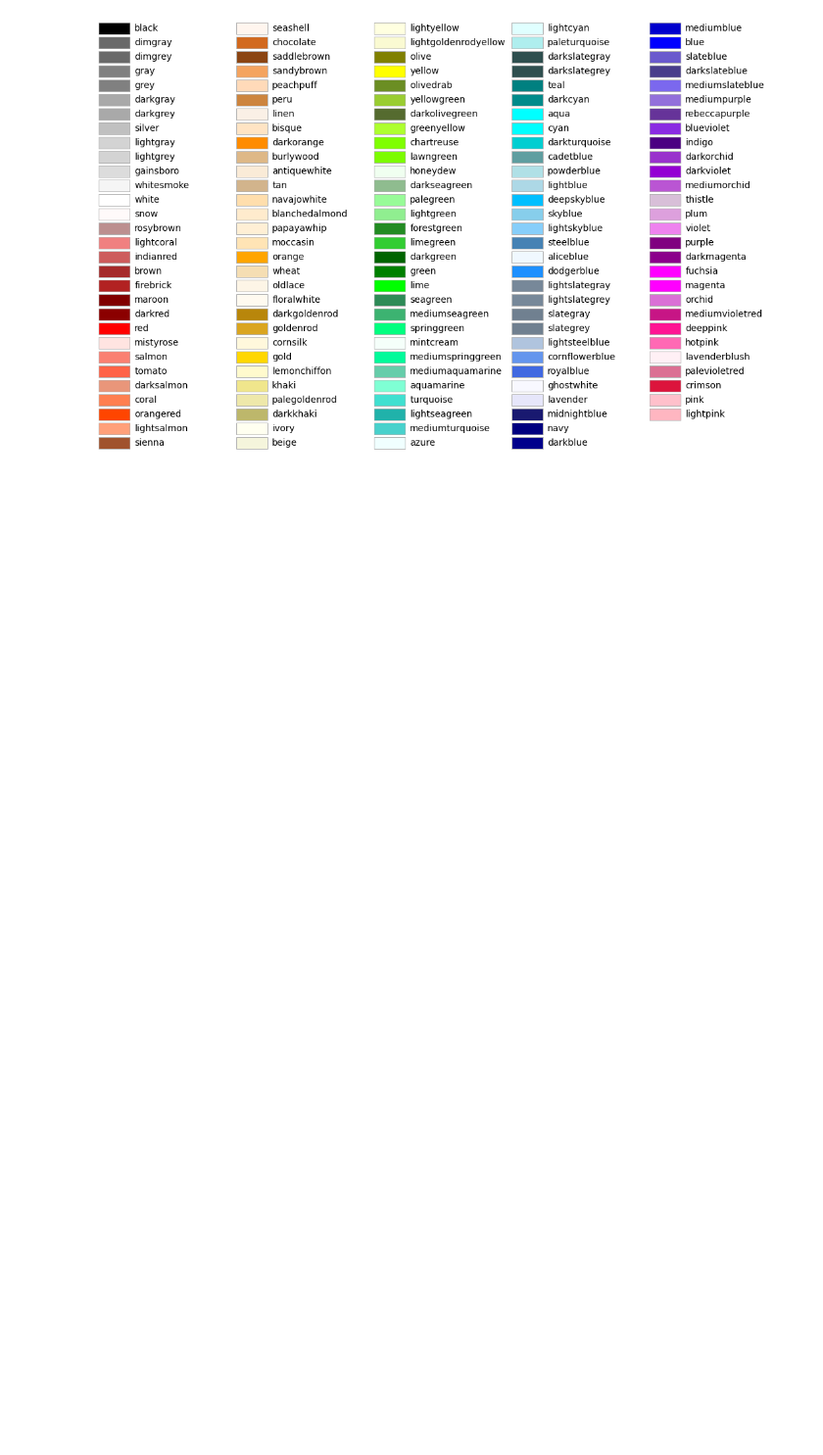
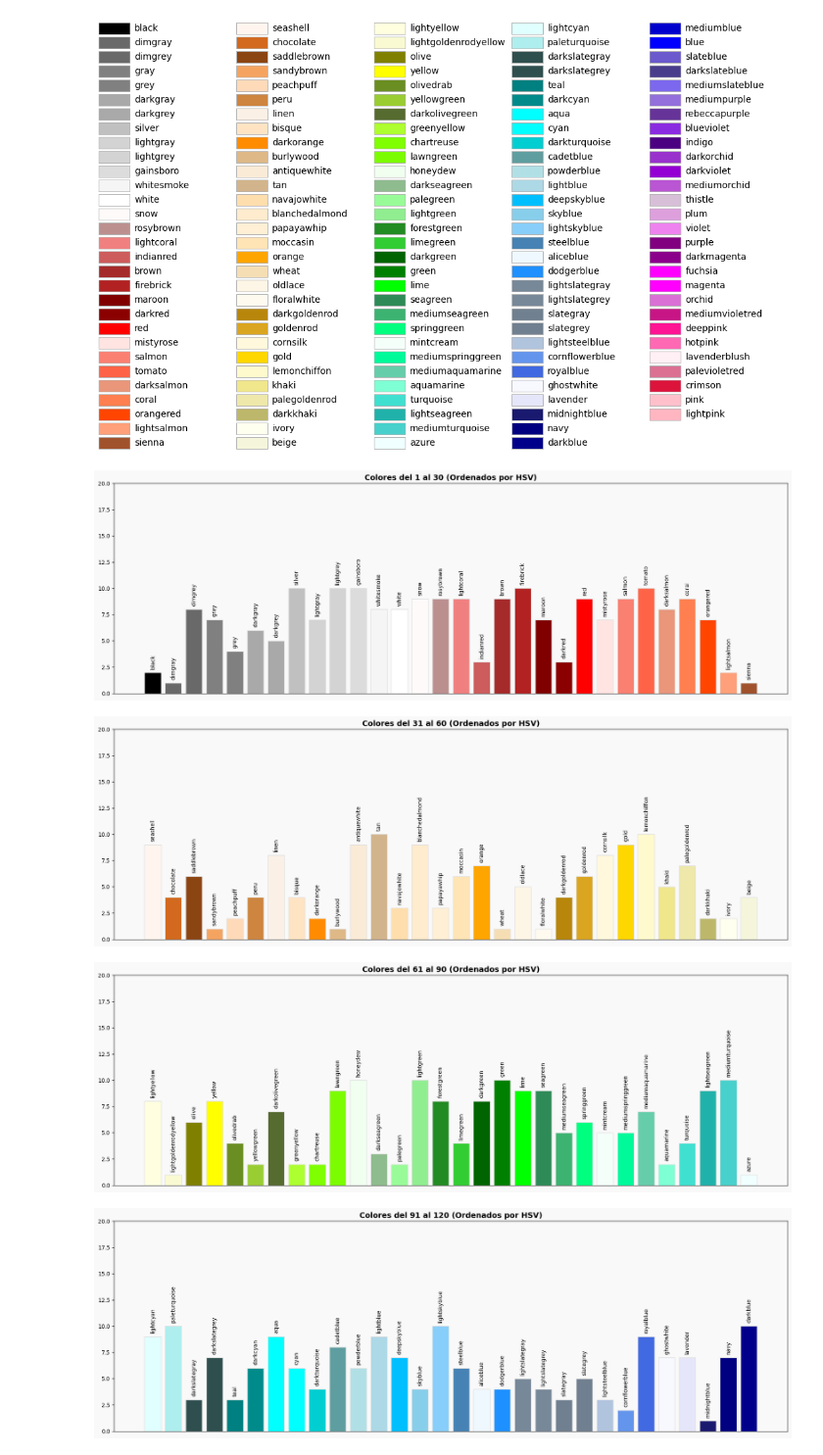
Before and after one commit to everrabbit/CDST, a Jupyter notebook: Simples pero muy útiles 🐇/Guía de colores/Matplotlib_Colores.ipynb, the cells around one changed output. Shown at 98% size. Cells and saved outputs as stored; diff of their text form; code cells hidden in the pictures; blank space fills up the shorter version.

```diff
--- a/Simples pero muy útiles 🐇/Guía de colores/Matplotlib_Colores.ipynb
+++ b/Simples pero muy útiles 🐇/Guía de colores/Matplotlib_Colores.ipynb
@@ -207,3 +207,51 @@ plot_colortable(mcolors.CSS4_COLORS)
 plt.show()
 # %% [output]
 [figure]
+# %%
+import matplotlib.pyplot as plt
+import matplotlib.colors as mcolors
+import random
+
+def graficar_barras_por_lotes(lote=30):
+    """
+    Crea gráficos de barras usando la lista ordenada de colores HSV
+    """
+    global sorted_color_names
+
+    if not sorted_color_names:
+        print("⚠️  Primero ejecuta la celda que crea sorted_color_names")
+        return
+
+    nombres = sorted_color_names  # Usar la lista ordenada por HSV
+    total = len(nombres)
+    lotes = [nombres[i:i + lote] for i in range(0, total, lote)]
+
+    for i, grupo in enumerate(lotes, 1):
+        valores = [random.randint(1, 10) for _ in grupo]
+        # Obtener colores usando la misma lógica que crear_tabla_completa_colores
+        colores_lote = [mcolors.CSS4_COLORS[nombre] for nombre in grupo]
+
+        fig, ax = plt.subplots(figsize=(max(12, len(grupo) * 0.6), 6))
+        barras = ax.bar(grupo, valores, color=colores_lote, edgecolor='#e0e0e0')
+
+        for bar, name in zip(barras, grupo):
+            height = bar.get_height()
+            ax.text(bar.get_x() + bar.get_width() / 2, height + 0.3,
+                    name, ha='center', va='bottom', rotation=90, fontsize=10)
+
+        ax.set_title(f'Colores del {((i - 1) * lote) + 1} al {min(i * lote, total)} (Ordenados por HSV)',
+                     fontsize=14, weight='bold')
+        ax.set_xticks([])
+        ax.set_ylim(0, 20)
+        ax.set_facecolor('#f9f9f9')
+        fig.patch.set_facecolor('#f9f9f9')
+        plt.tight_layout()
+        plt.show()
+
+# Ejecutar con los colores ordenados por HSV
+graficar_barras_por_lotes(lote=30)
+# %% [output]
+[figure, added]
+[figure, added]
+[figure, added]
+[figure, added]
```
Also changed, not shown: parts of 2 cells of this notebook.
